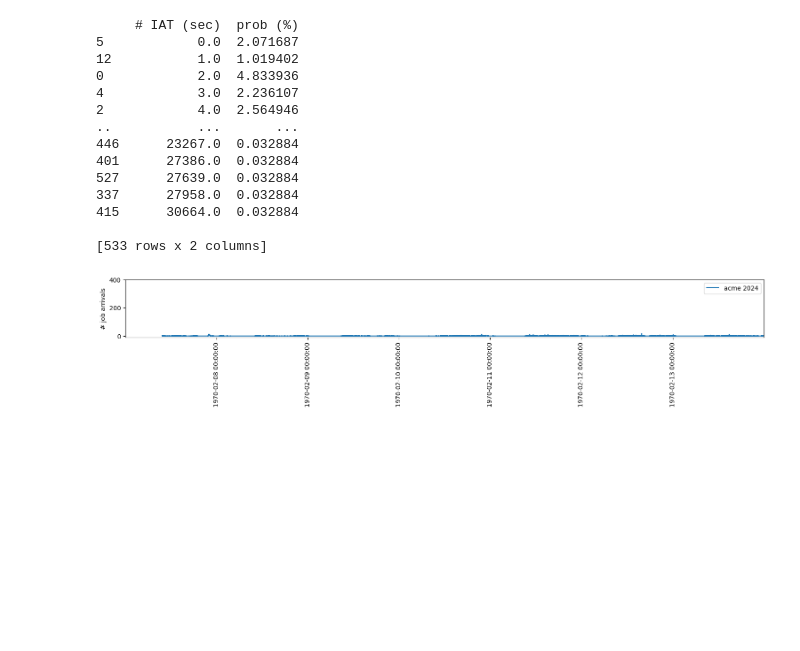
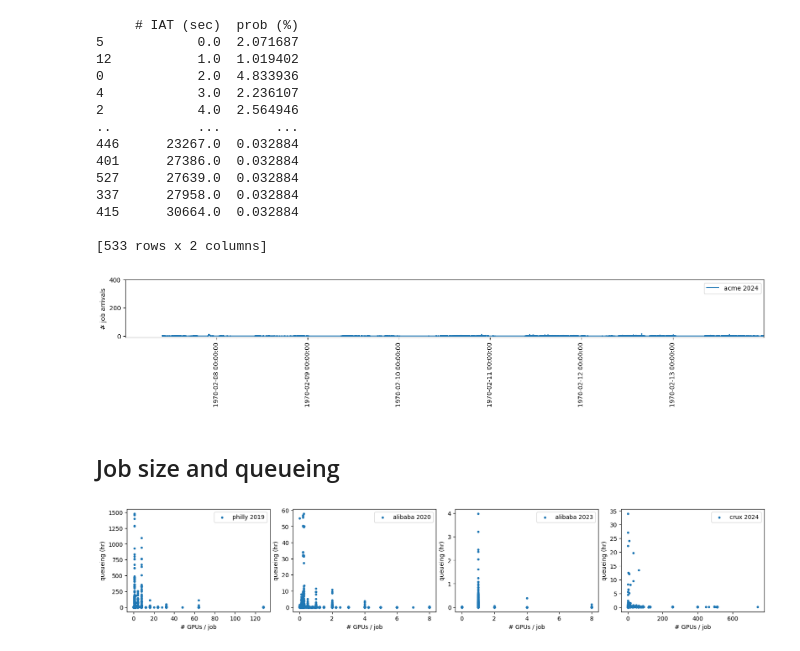
Before and after one commit to shuoshuc/public-ml-traces, a Jupyter notebook: parsing.ipynb, the cells around one changed output. Saved outputs shown, nothing was run; the diff lists cells and outputs as text; code cells hidden in the pictures; blank space fills up the shorter version.

Commit message:
plot queueing time vs job size correlation.

```diff
--- a/parsing.ipynb
+++ b/parsing.ipynb
@@ -234,8 +238,11 @@ dfj = pd.read_csv(alibaba_v2020_base + 'pai_job_table.csv', header=None, names=[
 dft = pd.read_csv(alibaba_v2020_base + 'pai_task_table.csv', header=None, names=['job_name', 'task_name', 'inst_num', 'status', 'start_time',
                                                                                  'end_time', 'plan_cpu', 'plan_mem', 'plan_gpu', 'gpu_type'])
 # Many tasks are under the same job name. Merge them into one record and keep the latest start/end times.
-dft = dft.groupby('job_name').agg({'start_time': 'max', 'end_time': 'max'}).reset_index()
+dft = dft.groupby('job_name').agg({'start_time': 'max', 'end_time': 'max', 'plan_cpu': 'sum', 'plan_gpu': 'sum'}).reset_index()
 df = dfj.merge(dft, on=['job_name'], how='left', suffixes = ['','_task'])
+df['cpu'] = df['plan_cpu'] / 100
+df['gpu'] = df['plan_gpu'] / 100
+df = df.drop(columns=['plan_cpu', 'plan_gpu'])
 df = df.dropna(subset=['start_time', 'end_time', 'start_time_task', 'end_time_task'])
 df['arrival_dt'] = df['start_time'].apply(lambda x: pd.to_datetime(0) + relativedelta(seconds=x))
 df['arrival'] = (df['arrival_dt'] - df['arrival_dt'].min()).apply(lambda x: x.total_seconds())
@@ -266,6 +273,9 @@ print(traces['alibaba 2020'].head(10))
 ## Alibaba 2023 [ATC'23] trace
 # %%
 df = pd.read_csv(alibaba_v2023_trace)
+df['cpu'] = df['cpu_milli'] / 1000
+df['gpu'] = df['num_gpu']
+df = df.drop(columns=['cpu_milli', 'num_gpu'])
 # Some jobs are incomplete and have NaN timestamps, ignore them.
 df = df.drop(df[pd.isna(df['creation_time']) | \
                 pd.isna(df['deletion_time']) | \
@@ -312,6 +322,9 @@ for cluster in ['kalos', 'seren']:
                                      df.filter(regex='stop_time')
                                     ))]
     df['cluster_name'] = cluster
+    df['cpu'] = df['cpu_num']
+    df['gpu'] = df['gpu_num']
+    df = df.drop(columns=['cpu_num', 'gpu_num'])
     tmp = pd.to_datetime(df['submit_time'])
     df['arrival'] = (tmp - tmp.min()).apply(lambda x: x.total_seconds())
     dfs.append(df)
@@ -347,7 +360,9 @@ print(traces['acme 2024'].head(10))
 # %% [markdown]
 ## Crux [SIGCOMM'24] trace
 # %%
-df = pd.read_csv(crux_trace)
+crux_job = f'{crux_base}/job.csv'
+crux_worker = f'{crux_base}/worker.csv'
+df = pd.read_csv(crux_job)
 # Filter out the irrelevant fields.
 df = df[df.columns.drop(list(df.filter(regex='Unnamed') &
                              df.filter(regex='extended') &
@@ -368,7 +383,20 @@ df['queueing'] = (df['gmt_job_running'] - df['gmt_job_submitted']).apply(lambda
 df['running'] = (df['gmt_job_finished'] - df['gmt_job_running']).apply(lambda x: x.total_seconds())
 df['jct'] = (df['gmt_job_finished'] - df['gmt_job_submitted']).apply(lambda x: x.total_seconds())
 # Filter out the non-positive duration. NB: queueing delay can be zero.
-traces['crux 2024'] = df.drop(df[(df['queueing'] < 0) | (df['jct'] <= 0)].index).sort_values(by='arrival').reset_index(drop=True)
+df = df.drop(df[(df['queueing'] < 0) | (df['jct'] <= 0)].index).sort_values(by='arrival').reset_index(drop=True)
+
+dfw = pd.read_csv(crux_worker)
+tmp = dfw['RES'].apply(lambda x: json.loads(x) if isinstance(x, str) else {}).apply(pd.Series)
+columns_to_convert = ['cpu', 'nvidia.com/gpu']
+tmp[columns_to_convert] = tmp[columns_to_convert].apply(pd.to_numeric, errors='coerce')
+dfw = dfw.join(tmp)
+dfw = dfw.drop(columns=['RES'])
+# Many workers are under the same job name. Merge them into one record and sum up the GPUs.
+dfw = dfw.groupby('job_name').agg({'cpu': 'sum', 'nvidia.com/gpu': 'sum'}).reset_index()
+dfw.columns = ['job_name', 'cpu', 'gpu']
+df = df.merge(dfw, on=['job_name'], how='left', suffixes = ['','_w'])
+
+traces['crux 2024'] = df
 print(traces['crux 2024'].head(10))
 # %% [output]
       id                                                uid          job_name  \
@@ -570,3 +598,18 @@ print(iat)
 
 [533 rows x 2 columns]
 [figure]
+# %% [markdown]
+## Job size and queueing
+# %%
+names = ['philly 2019', 'alibaba 2020', 'alibaba 2023', 'crux 2024']
+
+fig, axs = plt.subplots(1, len(names), figsize=(4 * len(names), 3), layout="constrained")
+for i, name in enumerate(names):
+    ax = axs[i]
+    trace = traces[name]
+    ax.scatter(trace['gpu'], trace['queueing'] / 3600, label=name, marker='.')
+    ax.set_xlabel('# GPUs / job')
+    ax.set_ylabel('queueing (hr)')
+    ax.legend()
+# %% [output]
+[figure, added]
```
Also changed, not shown: parts of 9 cells of this notebook.
